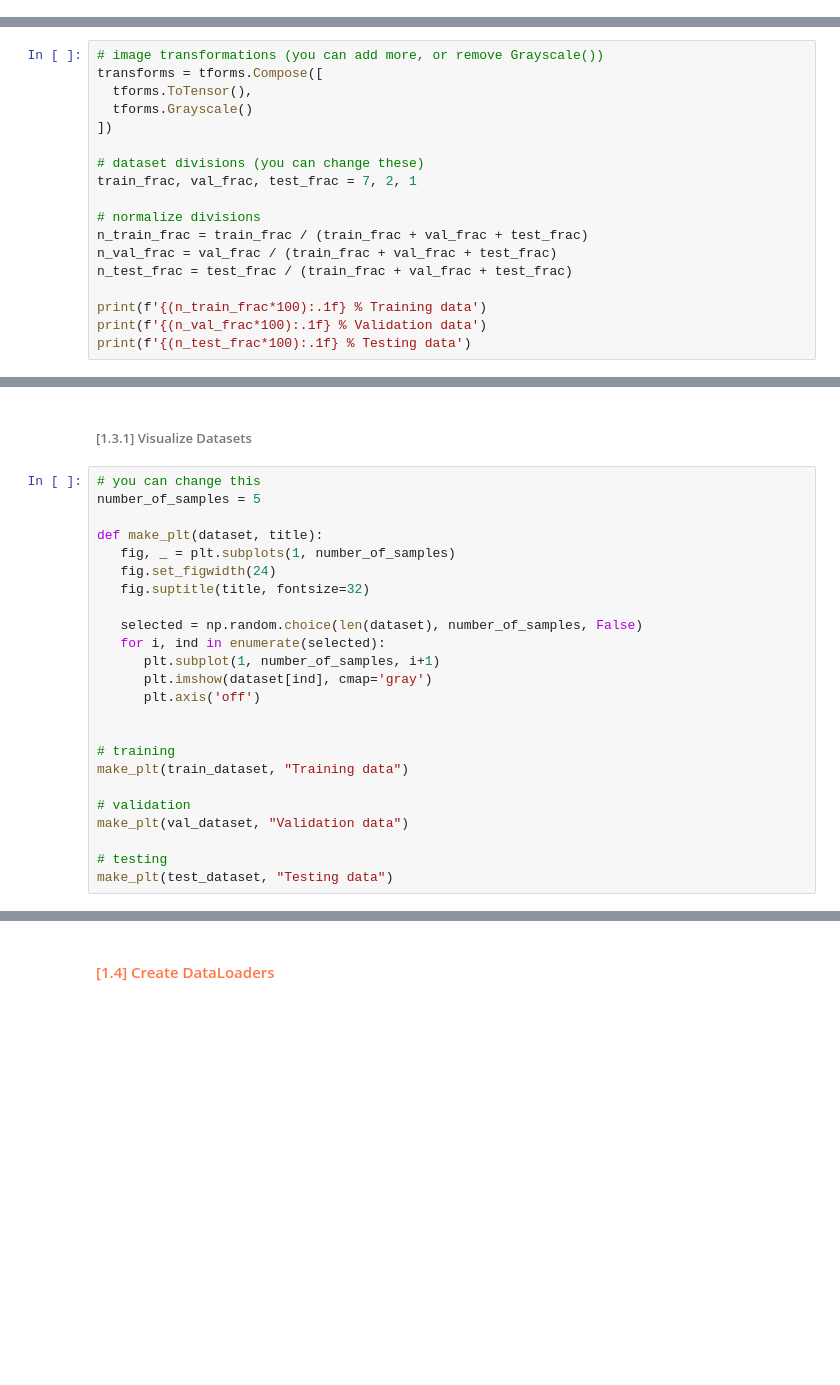
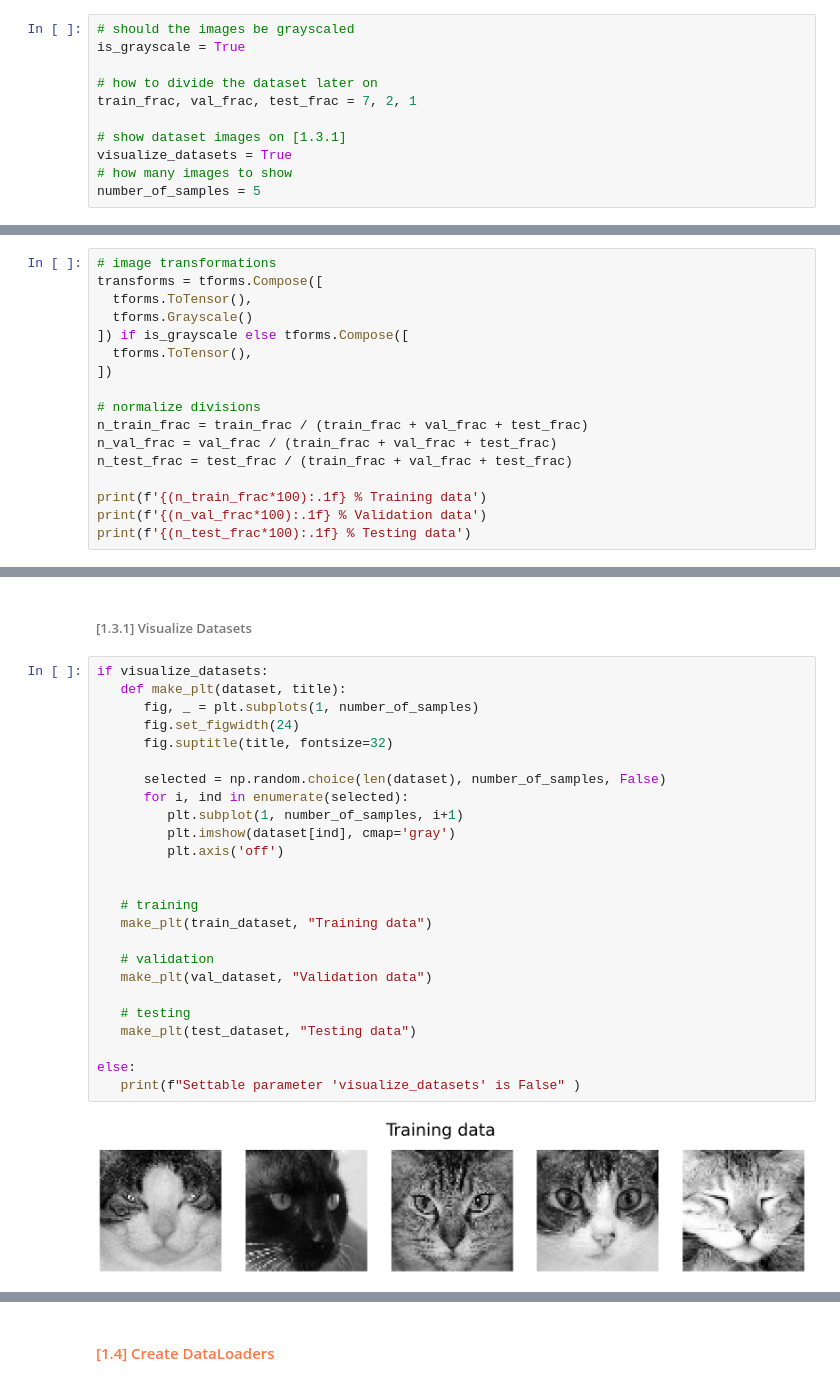
Before and after one commit to Crash285github/nyaural_catwork, a Jupyter notebook: notebook.ipynb, the cells around one changed output, grey strips where cells are left out. Cells and saved outputs as stored; diff of their text form; blank space fills up the shorter version.

Commit message:
set table params in step 0

```diff
--- a/notebook.ipynb
+++ b/notebook.ipynb
@@ -17,3 +28,14 @@ with ZipFile('data/cats.zip', 'r') as cats:
+# %%
+# should the images be grayscaled
+is_grayscale = True
+
+# how to divide the dataset later on
+train_frac, val_frac, test_frac = 7, 2, 1
+
+# show dataset images on [1.3.1]
+visualize_datasets = True
+# how many images to show
+number_of_samples = 5
 # %% [markdown]
 ### <font color='#f77'>[1] <u>Data manipulation</u> </font>
 # %% [markdown]
@@ -48,14 +71,13 @@ class CatDataset(Dataset):
 # %% [markdown]
 #### <font color='#f74'>[1.2] Dataset details</font>
 # %%
-# image transformations (you can add more, or remove Grayscale())
+# image transformations
 transforms = tforms.Compose([
   tforms.ToTensor(),
   tforms.Grayscale()
+]) if is_grayscale else tforms.Compose([
+  tforms.ToTensor(),
 ])
-
-# dataset divisions (you can change these)
-train_frac, val_frac, test_frac = 7, 2, 1
 
 # normalize divisions
 n_train_frac = train_frac / (train_frac + val_frac + test_frac)
@@ -80,26 +110,29 @@ print(f'{len(test_dataset)}\ttesting images')
 # %% [markdown]
 ##### <font color='#777'>[1.3.1] Visualize Datasets </font>
 # %%
-# you can change this
-number_of_samples = 5
+if visualize_datasets:
+   def make_plt(dataset, title):
+      fig, _ = plt.subplots(1, number_of_samples)
+      fig.set_figwidth(24)
+      fig.suptitle(title, fontsize=32)
 
-def make_plt(dataset, title):
-   fig, _ = plt.subplots(1, number_of_samples)
-   fig.set_figwidth(24)
-   fig.suptitle(title, fontsize=32)
-
-   selected = np.random.choice(len(dataset), number_of_samples, False)
-   for i, ind in enumerate(selected):
-      plt.subplot(1, number_of_samples, i+1)
-      plt.imshow(dataset[ind], cmap='gray')
-      plt.axis('off')
+      selected = np.random.choice(len(dataset), number_of_samples, False)
+      for i, ind in enumerate(selected):
+         plt.subplot(1, number_of_samples, i+1)
+         plt.imshow(dataset[ind], cmap='gray')
+         plt.axis('off')
 
 
-# training
-make_plt(train_dataset, "Training data")
+   # training
+   make_plt(train_dataset, "Training data")
 
-# validation
-make_plt(val_dataset, "Validation data")
+   # validation
+   make_plt(val_dataset, "Validation data")
 
-# testing
-make_plt(test_dataset, "Testing data")
+   # testing
+   make_plt(test_dataset, "Testing data")
+
+else:
+   print(f"Settable parameter 'visualize_datasets' is False" )
+# %% [output]
+[figure, added]
```
Also changed, not shown: parts of 7 cells of this notebook.
